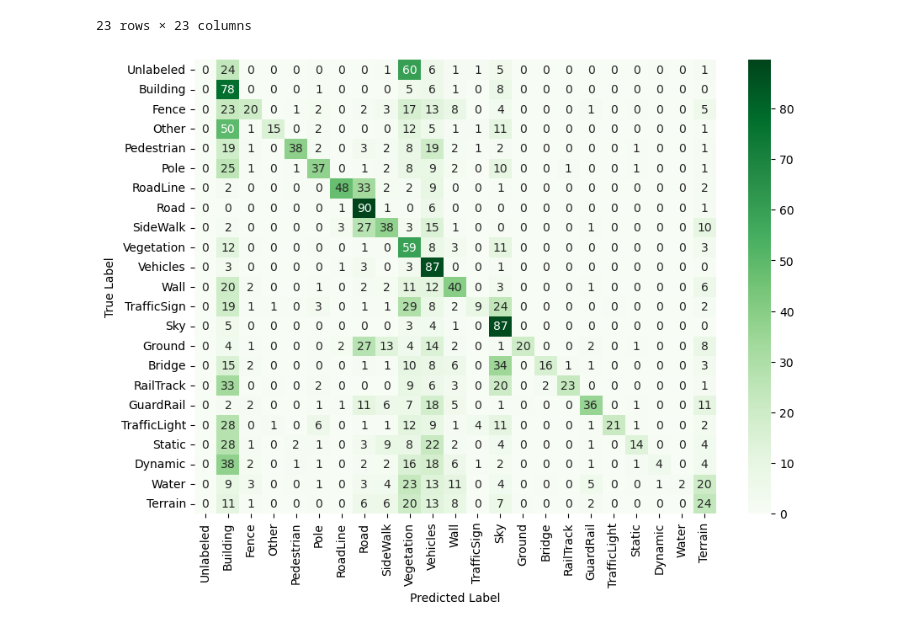
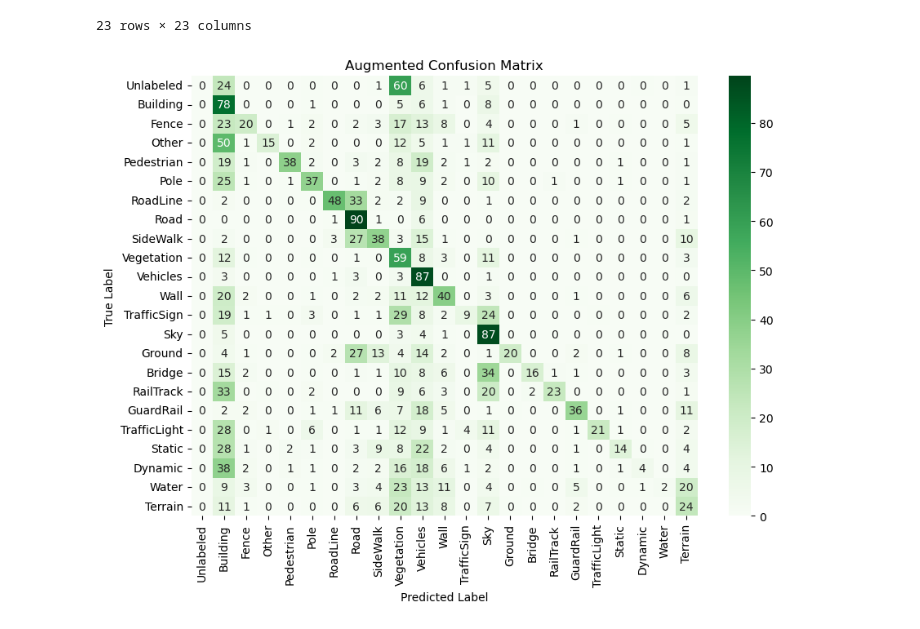
Before and after one commit to irfanmasoudi/thesis-source, a Jupyter notebook: SHIFT/explore_aug.ipynb, the cells around one changed output. Cells and saved outputs as stored; diff of their text form; code cells hidden in the pictures.

```diff
--- a/SHIFT/explore_aug.ipynb
+++ b/SHIFT/explore_aug.ipynb
@@ -1,7 +1,9 @@
 # %%
 import pandas as pd
+import matplotlib.pyplot as plt
+import seaborn as sns
 
-df_cm = pd.read_excel("confmat_2.xlsx", index_col=0)
+df_cm = pd.read_excel("confmat_aug.xlsx", index_col=0)
 df_cm
 # %% [output]
 |  | 0 | 1 | 2 | 3 | 4 | 5 | 6 | 7 | 8 | 9 | ... | ... |
@@ -102,10 +104,10 @@ cm_percent_row.to_excel('cm_percent_row.xlsx')
 # %%
 plt.figure(figsize=(10, 7))
 sns.heatmap(cm_percent_row, annot=True, fmt='.0f', cmap='Greens', cbar=True)
-# plt.title('Confusion Matrix')
+plt.title('Augmented Confusion Matrix')
 plt.xlabel('Predicted Label')
 plt.ylabel('True Label')
-plt.savefig("conf_mat_shift.pdf", format="pdf", bbox_inches="tight")
+plt.savefig("conf_mat_shift_aug.pdf", format="pdf", bbox_inches="tight")
 plt.show()
 # %% [output]
-[figure, old version]
+[figure, new version]
```
Also changed, not shown: 4 other files.
